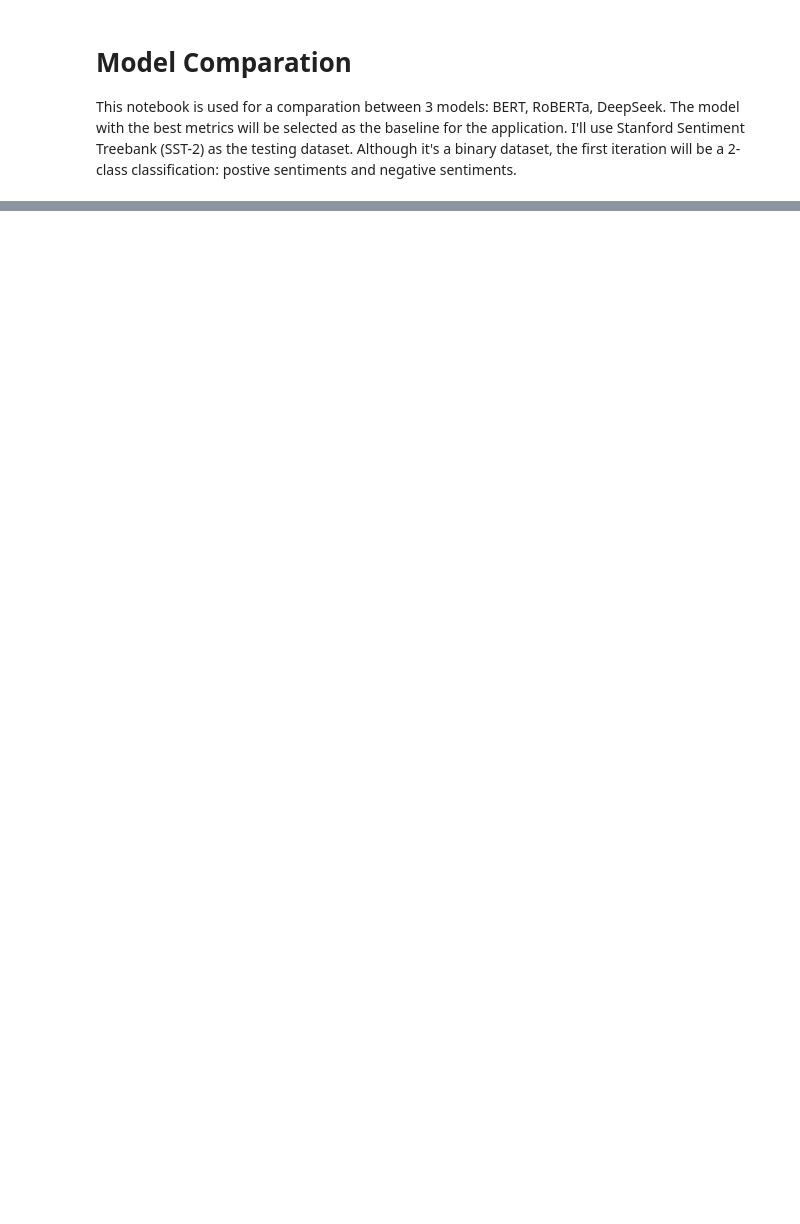
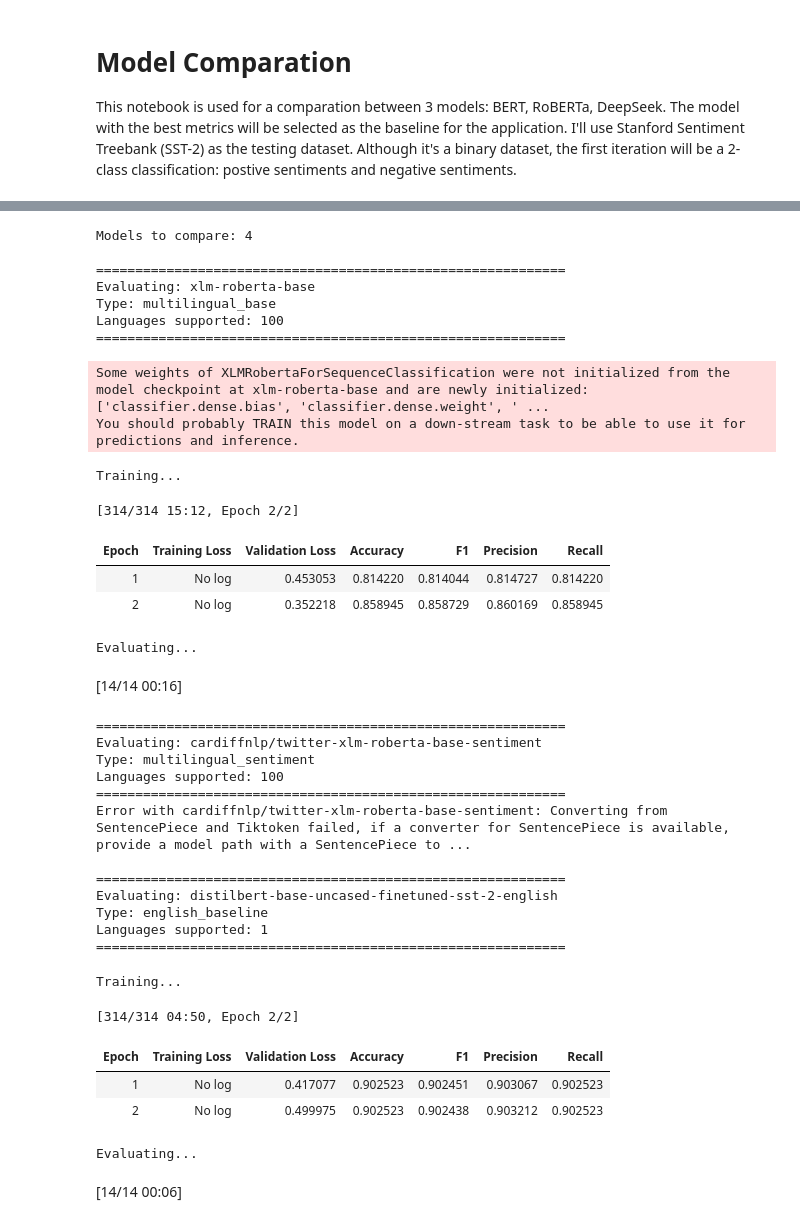
Before and after one commit to chantadev/sentiment_analizer, a Jupyter notebook: notebooks/model_comparation.ipynb, the cells around one changed output, grey strips where cells are left out. Cells and saved outputs as stored; diff of their text form; code cells hidden in the pictures; blank space fills up the shorter version.

Commit message:
fix: finish model comparation (lower metrics than version with no multiclass fix)

```diff
--- a/notebooks/model_comparation.ipynb
+++ b/notebooks/model_comparation.ipynb
@@ -105,0 +12,28 @@ def train_evaluate_model(model: str):
+# %%
+from sklearn.metrics import precision_recall_fscore_support, accuracy_score
+import numpy as np
+
+def compute_metrics(eval_pred):
+    """
+    Computes evaluation metrics from model predictions.
+
+    Uses weighted averages for precision, recall, and F1.
+
+    Parameter:
+    - eval_pred: object with 'predictions' and 'label_ids' attributes
+
+    Returns:
+    - dict with 'accuracy', 'f1', 'precision', and 'recall'
+    """
+    predictions = np.argmax(eval_pred.predictions, axis=1)
+    precision, recall, f1, _ = precision_recall_fscore_support(
+        eval_pred.label_ids, predictions, average='weighted'
+    )
+    accuracy = accuracy_score(eval_pred.label_ids, predictions)
+
+    return {
+        'accuracy': accuracy,
+        'f1': f1,
+        'precision': precision,
+        'recall': recall
+    }
@@ -106,2 +269,49 @@ def train_evaluate_model(model: str):
 # %%
-deberta = train_evaluate_model("microsoft/deberta-large-mnli")
+import numpy as np
+import torch, random
+
+# Set seed
+seed = 42
+random.seed(seed)
+np.random.seed(seed)
+torch.manual_seed(seed)
+if torch.cuda.is_available():
+    torch.cuda.manual_seed_all(seed)
+
+run_comparison(models_to_compare)
+# %% [output]
+Models to compare: 4
+
+============================================================
+Evaluating: xlm-roberta-base
+Type: multilingual_base
+Languages supported: 100
+============================================================
+Some weights of XLMRobertaForSequenceClassification were not initialized from the model checkpoint at xlm-roberta-base and are newly initialized: ['classifier.dense.bias', 'classifier.dense.weight', ' ...
+You should probably TRAIN this model on a down-stream task to be able to use it for predictions and inference.
+Training...
+[314/314 15:12, Epoch 2/2]
+| Epoch | Training Loss | Validation Loss | Accuracy | F1 | Precision | Recall |
+| 1 | No log | 0.453053 | 0.814220 | 0.814044 | 0.814727 | 0.814220 |
+| 2 | No log | 0.352218 | 0.858945 | 0.858729 | 0.860169 | 0.858945 |
+Evaluating...
+[14/14 00:16]
+============================================================
+Evaluating: cardiffnlp/twitter-xlm-roberta-base-sentiment
+Type: multilingual_sentiment
+Languages supported: 100
+============================================================
+Error with cardiffnlp/twitter-xlm-roberta-base-sentiment: Converting from SentencePiece and Tiktoken failed, if a converter for SentencePiece is available, provide a model path with a SentencePiece to ...
+
+============================================================
+Evaluating: distilbert-base-uncased-finetuned-sst-2-english
+Type: english_baseline
+Languages supported: 1
+============================================================
+Training...
+[314/314 04:50, Epoch 2/2]
+| Epoch | Training Loss | Validation Loss | Accuracy | F1 | Precision | Recall |
+| 1 | No log | 0.417077 | 0.902523 | 0.902451 | 0.903067 | 0.902523 |
+| 2 | No log | 0.499975 | 0.902523 | 0.902438 | 0.903212 | 0.902523 |
+Evaluating...
+[14/14 00:06]
```
Also changed, not shown: parts of 8 cells of this notebook.
